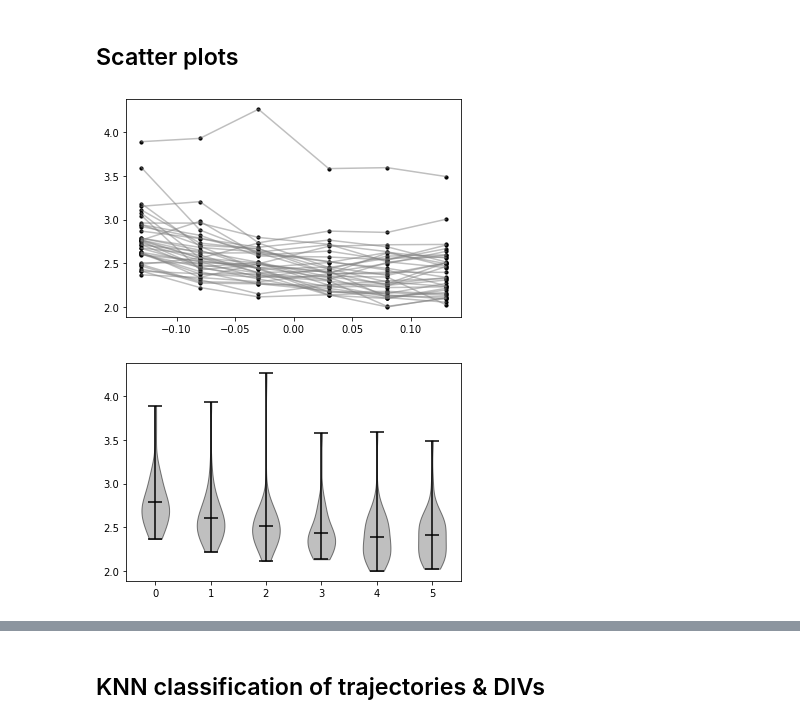
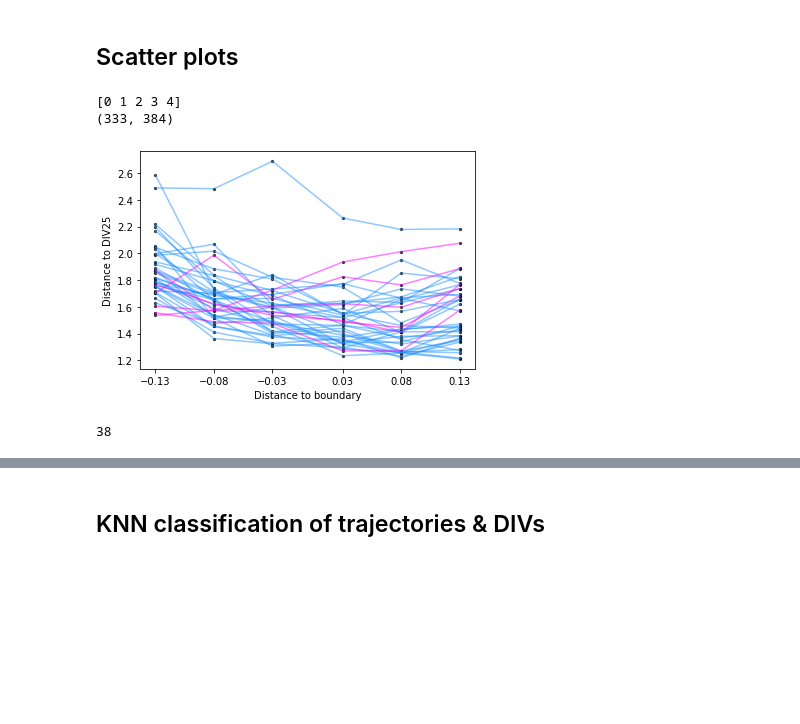
Before and after one commit to FLClab/STED-FM, a Jupyter notebook: experiments/diffusion-experiments/notebooks/als_multidim.ipynb, the cells around one changed output, grey strips where cells are left out. Cells and saved outputs as stored; diff of their text form; code cells hidden in the pictures; blank space fills up the shorter version.

```diff
--- a/experiments/diffusion-experiments/notebooks/als_multidim.ipynb
+++ b/experiments/diffusion-experiments/notebooks/als_multidim.ipynb
@@ -289,8 +289,8 @@ def extract_features(file, max_nn=224.0, show=False):
     props = measure.regionprops(mask_label, intensity_image=image)
     filtered_props = []
     for p in props:
-        if p.mean_intensity >= 0.09:
-            filtered_props.append(p)
+        # if p.mean_intensity >= 0.09:
+        filtered_props.append(p)
     # print(f"Removed {len(props) - len(filtered_props)} proteins")
     props = filtered_props
     coordinates = np.array([p.weighted_centroid for p in props])
@@ -361,7 +361,7 @@ def extract_deep_features(file, show=False):
         latent = latent.cpu().numpy().flatten()
     return latent
 
-def gen_trajectory(files, per_protein=False, max_nn=224.0, extract_deep=False, timestep_idx:int = -1):
+def gen_trajectory(files, per_protein=False, max_nn=30.0, extract_deep=False, timestep_idx:int = -1):
     trajectories = defaultdict(list)
     print(f"Processing {len(files)} files")
     for file in files:
@@ -521,52 +521,52 @@ timesteps_per_condition = [item - 1 for item in timesteps_per_condition]
 ## Scatter plots
 # %%
 from scipy.spatial.distance import cdist
+
+print(np.unique(timesteps_real))
 target_avg_feature = deep_features_real[timesteps_real == 4]
+print(target_avg_feature.shape)
 timesteps_gen = [item - 1 for item in timesteps_per_condition]
+
+anchor_distances = np.array(anchor_distances)
+anchor_distance = np.mean(anchor_distances)
 
 trajectories = np.concatenate(deep_trajectories_per_condition, axis=0)
 trajectory_id = np.array(trajectory_id_per_condition)
 # print(trajectory_id.shape, trajectories.shape)
 
+num_plots = 0
 fig = plt.figure()
 ax = fig.add_subplot(111)
-uniques = list(set(trajectory_id_per_condition))
+uniques = list(set(trajectory_id))
 # print(np.unique(trajectory_id_per_condition))
-violins = [[], [], [], [], [], []]
 for i, t_id in enumerate(uniques):
 
     mask = trajectory_id == t_id
     data = trajectories[mask]
 
     distances_to_target = []
     for i in range(data.shape[0]):
         vector = data[i][np.newaxis, ...]
-        d = np.mean(cdist(vector, target_avg_feature, metric="euclidean"))
+        sorted_distances = np.sort(cdist(vector, target_avg_feature, metric="euclidean"))[0]
+        d = np.mean(sorted_distances[1:10])
+
         distances_to_target.append(d)
-        violins[i].append(d)
+
 
     color = 'dodgerblue' if distances_to_target[0] > distances_to_target[-1] else 'fuchsia'
-    ax.plot([-0.13, -0.08, -0.03, 0.03, 0.08, 0.13], distances_to_target, color="grey", alpha=0.5)
-    ax.scatter([-0.13, -0.08, -0.03, 0.03, 0.08, 0.13], distances_to_target, color="black", s=10)
+    ax.plot([-0.13, -0.08, -0.03, 0.03, 0.08, 0.13], distances_to_target, color=color, alpha=0.5)
+    ax.scatter([-0.13, -0.08, -0.03, 0.03, 0.08, 0.13], distances_to_target, color="black", s=5, alpha=0.7)
+    num_plots += 1
+ax.set_xticks([-0.13, -0.08, -0.03, 0.03, 0.08, 0.13])
+ax.set_xlabel("Distance to boundary")
+ax.set_ylabel("Distance to DIV25")
+
+fig.savefig("./div12-div25/tajectories.pdf", bbox_inches="tight")
 plt.show()
 plt.close(fig)
-
-fig = plt.figure()
-ax = fig.add_subplot(111)
-elements = ax.violinplot(violins, positions=[0, 1, 2, 3, 4, 5], showmeans=True)
-for element in elements['bodies']:
-    element.set_edgecolor('black')
-    element.set_facecolor('grey')
-    element.set_alpha(0.5)
-elements['cmeans'].set_edgecolor('black')
-elements["cbars"].set_edgecolor('black')
-elements["cmaxes"].set_edgecolor('black')
-elements["cmins"].set_edgecolor('black')
-elements["cmaxes"].set_edgecolor('black')
-elements["cmins"].set_edgecolor('black')
-
-plt.show()
-plt.close(fig)
+print(num_plots)
 # %% [output]
+[0 1 2 3 4]
+(333, 384)
-[figure, old version]
+[figure, new version]
-[figure, removed]
+38
```
Also changed, not shown: parts of 13 cells of this notebook.
